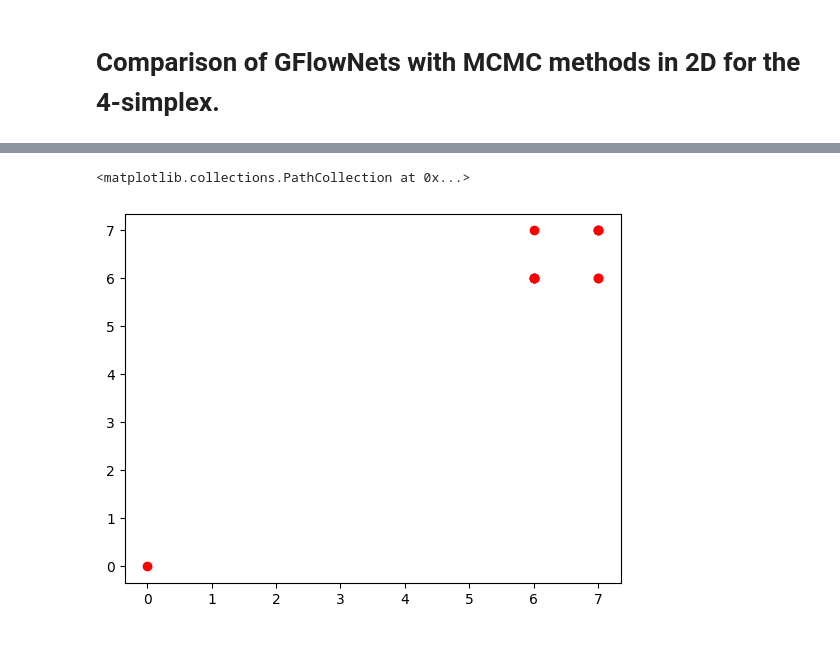
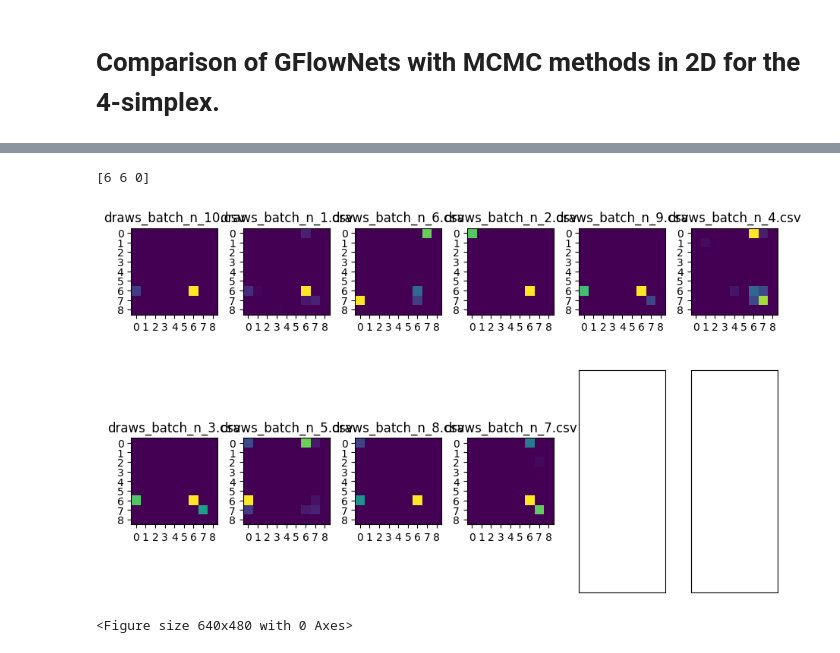
Before and after one commit to JosephRRB/torchgfn_spinfoams, a Jupyter notebook: notebooks/Comparison with MCMC 2D.ipynb, the cells around one changed output, grey strips where cells are left out. Drawn from its saved outputs; the diff is of its cells as text; code cells hidden in the pictures.

Commit message:
Changed gaussianDraw to acoomodate for the new grid + more diagrams.

```diff
--- a/notebooks/Comparison with MCMC 2D.ipynb
+++ b/notebooks/Comparison with MCMC 2D.ipynb
@@ -12,9 +19,10 @@ import matplotlib.pyplot as plt
 # %%
-iterationsNumber = 10**4
-batchSize = 100
+iterationsNumber = 10**5
+batchSize = 10000
 burnFactor = 0
 deviation = 0.8
 spinJ = 4
+gridLength = 2*spinJ+1
 
 drawsFolderBase = "../data/2DComparison/iterations_"+str(iterationsNumber)+"_batch_size_"+str(batchSize)+"_burnin_"+str(burnFactor)+"_sigma_"+str(deviation)
 verbosity = 0
@@ -32,5 +34,61 @@ multiplicity = df.loc[:,["multiplicity"]].to_numpy().flatten()
-# %%
-plt.scatter(xdata, ydata, c='r', label='data')
-# %% [output]
-<matplotlib.collections.PathCollection at 0x...>
-[figure, removed]
+# %%
+#dir = "../data/2DComparison/iterations_100_batch_size_10_burnin_0_sigma_0.8/j_4/draws/draws_batch_n_1.csv"
+#dir = "../data/2DComparison/iterations_100000_batch_size_1000_burnin_0_sigma_0.8/j_4/draws/draws_batch_n_1.csv"
+dir = "../data/2DComparison/iterations_1000_batch_size_100_burnin_0_sigma_0.8/j_4/draws/draws_batch_n_5.csv"
+df = pd.read_csv(dir)
+dimension1 = df.loc[:,"dimension1"].to_numpy().flatten()
+dimension2 = df.loc[:,"dimension2"].to_numpy().flatten()
+multiplicity = df.loc[:,"multiplicity"].to_numpy().flatten()
+data = np.zeros(shape=(gridLength, gridLength))
+print(dimension1)
+#for i in range(multiplicity.size):
+#    data[int(dimension1[i]), int(dimension2[i])] += multiplicity[i]
+
+#axis = np.arange(gridLength)
+
+#plt.xticks(axis, labels=axis.astype(str))
+#plt.yticks(axis, labels=axis.astype(str))
+#plt.imshow(data, cmap='viridis')
+#plt.gca().set_title("Test")
+#plt.gca().invert_yaxis()
+#plt.show()
+#plt.clf()
+# %% [output]
+[6 6 0]
+# %%
+dir = "../data/2DComparison/iterations_1000_batch_size_100_burnin_0_sigma_0.8/j_4/draws"
+
+fileNumber = 0
+
+for file in Path(dir).glob("**/*draw*"):
+    fileNumber += 1
+
+rows = 1
+
+while(fileNumber % rows != 0):
+    rows += 1
+
+axis = np.arange(gridLength)
+
+fig, axs = plt.subplots(nrows=math.ceil(fileNumber / 6.0), ncols=6, figsize=(9, 6), subplot_kw={'xticks': [], 'yticks': []})
+
+
+for ax, file in zip(axs.flat, Path(dir).glob("**/*draw*")):
+    df = np.genfromtxt(file, delimiter=',', skip_header=1)
+    df = np.array(df)
+    data = np.zeros(shape=(gridLength, gridLength))
+    for i in range(df.shape[0]):
+        data[int(df[i, 0]), int(df[i, 1])] += df[i, 2]
+
+    ax.imshow(data, cmap='viridis', interpolation='nearest')
+    ax.set_title(str(os.path.basename(file)))
+    ax.set_xticks(axis, labels=axis.astype(str))
+    ax.set_yticks(axis, labels=axis.astype(str))
+
+
+plt.tight_layout()
+plt.show()
+plt.clf()
+# %% [output]
+[figure, added]
+<Figure size 640x480 with 0 Axes>
```
Also changed, not shown: parts of 5 cells of this notebook, 1 other file.
